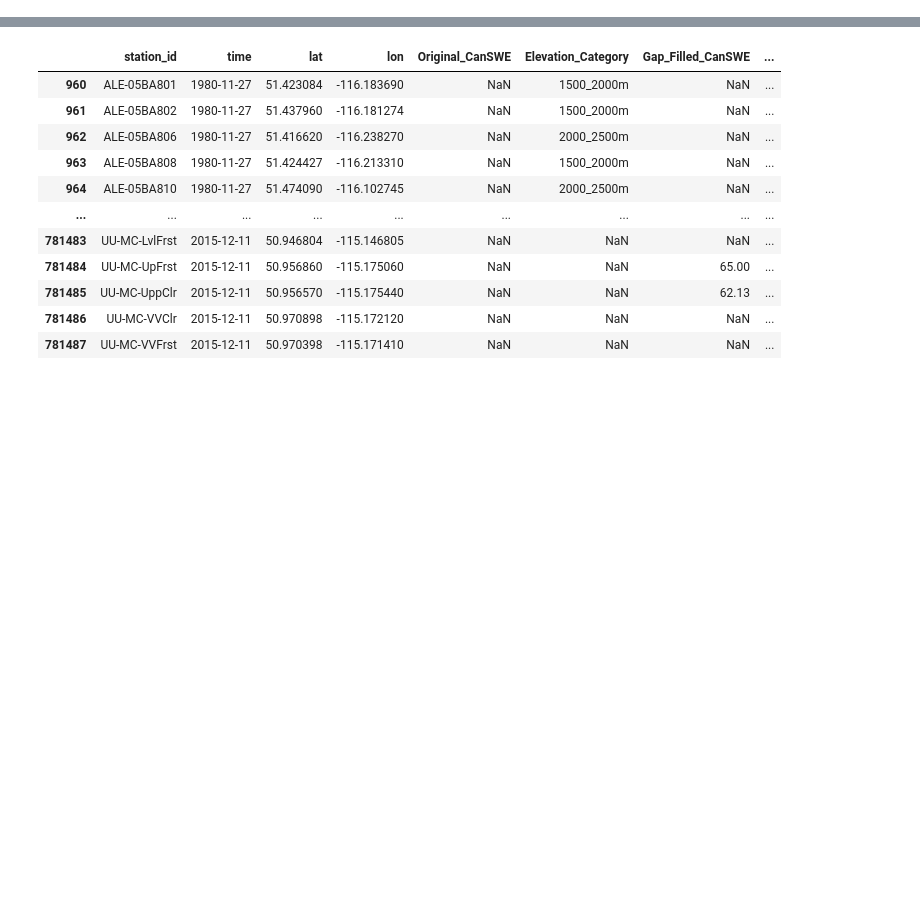
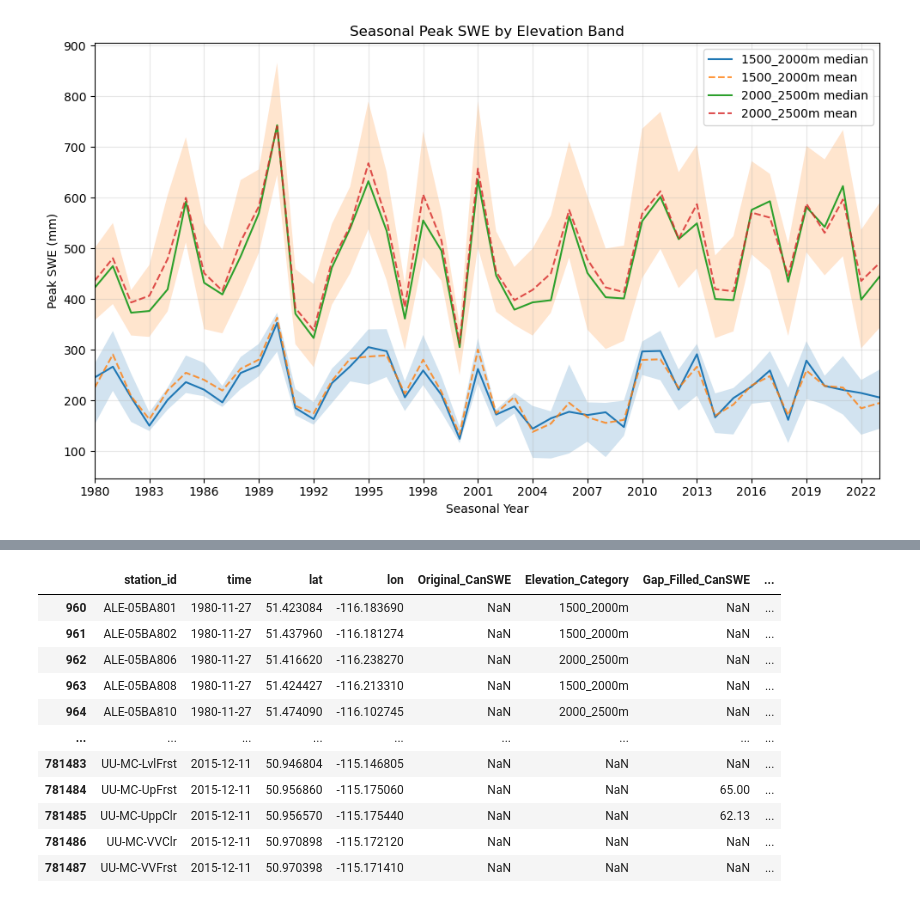
Before and after one commit to Nadiesenali/snowdroughtindex-main, a Jupyter notebook: notebooks/workflows/10_for_paper.ipynb, the cells around one changed output, grey strips where cells are left out. Saved outputs shown, nothing was run; the diff lists cells and outputs as text; code cells hidden in the pictures; blank space fills up the shorter version.

```diff
--- a/notebooks/workflows/10_for_paper.ipynb
+++ b/notebooks/workflows/10_for_paper.ipynb
@@ -155,0 +429,46 @@ plt.show()
+# %%
+# ensure category order
+elev_order = ['1500_2000m', '2000_2500m']
+peak_swe_data['Elevation_Category'] = pd.Categorical(
+    peak_swe_data['Elevation_Category'],
+    categories=elev_order,
+    ordered=True
+)
+
+# summarize by year and elevation
+summary = (
+    peak_swe_data
+    .dropna(subset=['Elevation_Category', 'GapFilled_Peak_SWE'])
+    .groupby(['Seasonal_Year', 'Elevation_Category'], observed=True)['GapFilled_Peak_SWE']
+    .agg(
+        mean='mean',
+        median='median',
+        q25=lambda x: x.quantile(0.25),
+        q75=lambda x: x.quantile(0.75)
+    )
+    .reset_index()
+)
+
+# plot
+fig, ax = plt.subplots(figsize=(10, 6))
+
+for elev in elev_order:
+    sub = summary[summary['Elevation_Category'] == elev].sort_values('Seasonal_Year')
+
+    ax.plot(sub['Seasonal_Year'], sub['median'], label=f'{elev} median')
+    ax.fill_between(sub['Seasonal_Year'], sub['q25'], sub['q75'], alpha=0.2)
+    ax.plot(sub['Seasonal_Year'], sub['mean'], linestyle='--', alpha=0.8, label=f'{elev} mean')
+
+ax.set_title('Seasonal Peak SWE by Elevation Band')
+ax.set_xlabel('Seasonal Year')
+ax.set_ylabel('Peak SWE (mm)')
+ax.legend()
+years = sorted(summary['Seasonal_Year'].unique())
+ax.set_xticks(years[::3])
+ax.set_xlim(1980, 2023)
+ax.grid(True, alpha=0.3)
+
+plt.tight_layout()
+plt.show()
+# %% [output]
+[figure, added]
```
Also changed, not shown: parts of 33 cells of this notebook, 2 other files.
